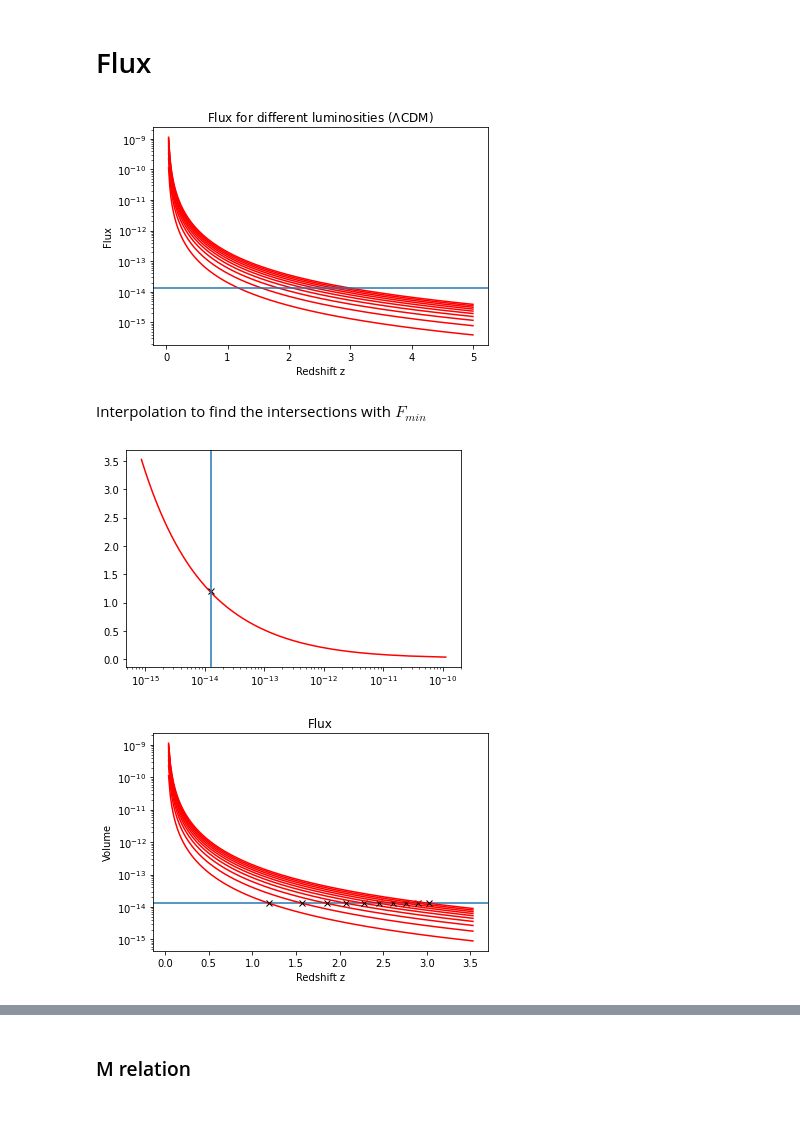
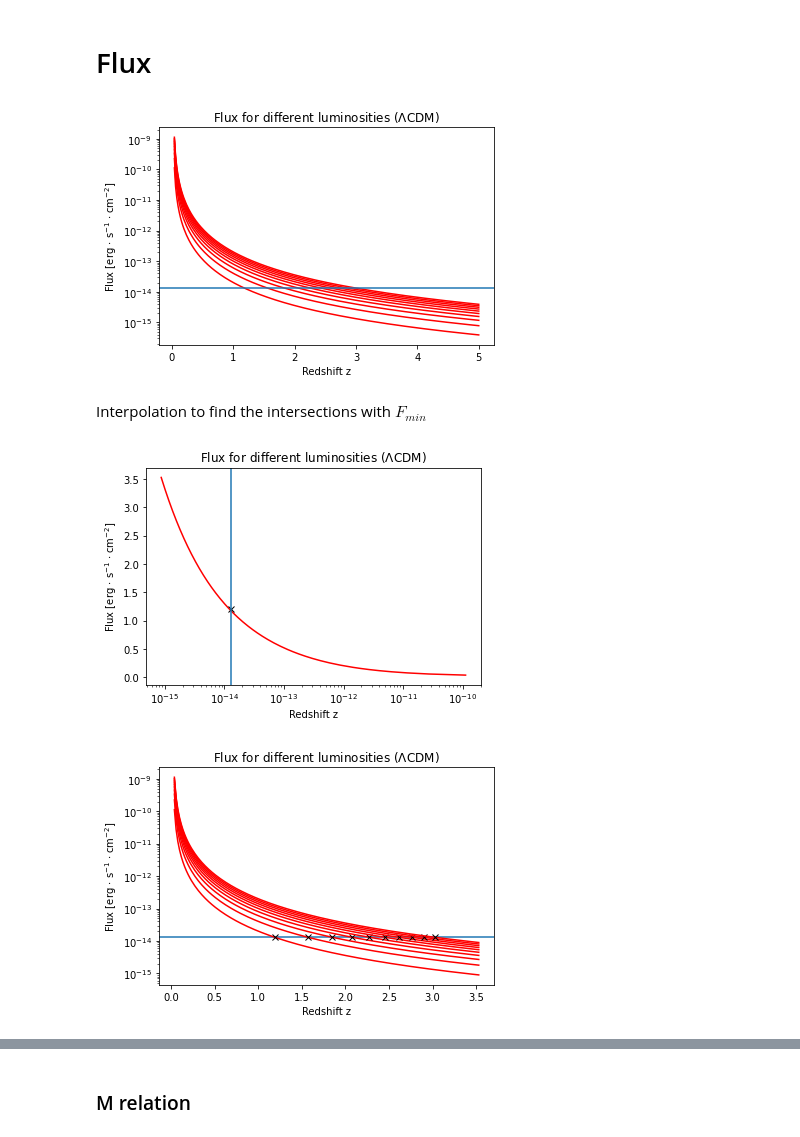
Before and after one commit to carle13/Galaxy-clusters-number-counts, a Jupyter notebook: analysis.ipynb, the cells around one changed output, grey strips where cells are left out. Cells and saved outputs as stored; diff of their text form; code cells hidden in the pictures.

```diff
--- a/analysis.ipynb
+++ b/analysis.ipynb
@@ -176,13 +176,13 @@ flim = 1.3e-14
 plt.figure()
 plt.title('Flux for different luminosities ($\Lambda$CDM)')
 plt.xlabel('Redshift z')
-plt.ylabel('Flux')
+plt.ylabel('Flux [erg $\cdot$ s$^{-1}$ $\cdot$ cm$^{-2}$]')
 for i in range(len(flux[0])):
 	plt.semilogy(data[0], flux[0][i], c='red')
 plt.axhline(flim)
 plt.show()
 # %% [output]
-[figure, old version]
+[figure, new version]
 # %% [markdown]
 Interpolation to find the intersections with $F_{min}$
 # %%
@@ -199,23 +199,27 @@ for i in range(len(zMax)):
 		zMax[i][b] = (params[i][b](np.log10(flim)))
 # %%
 plt.figure()
+plt.title('Flux for different luminosities ($\Lambda$CDM)')
+plt.xlabel('Redshift z')
+plt.ylabel('Flux [erg $\cdot$ s$^{-1}$ $\cdot$ cm$^{-2}$]')
 plt.semilogx(flux[2][0][:-75], data[0][:-75], c='red')
 plt.plot(flim, zMax[1][0], 'x', c='black')
 plt.axvline(flim)
 plt.show()
 # %% [output]
-[figure, old version]
+[figure, new version]
 # %%
 plt.figure()
-plt.title('Flux')
+plt.title('Flux for different luminosities ($\Lambda$CDM)')
 plt.xlabel('Redshift z')
-plt.ylabel('Volume')
+plt.ylabel('Flux [erg $\cdot$ s$^{-1}$ $\cdot$ cm$^{-2}$]')
 plt.axhline(flim)
 for i in range(len(flux[2])):
 	plt.semilogy(data[0][:-75], flux[0][i][:-75], c='red')
 	plt.plot(zMax[0][i], flim, 'x', c='black')
+plt.savefig('Report/Graphs/fluxZmax.png')
 plt.show()
 # %% [output]
-[figure, old version]
+[figure, new version]
 # %%
 plt.figure()
```
Also changed, not shown: parts of 28 cells of this notebook, 24 other files.
